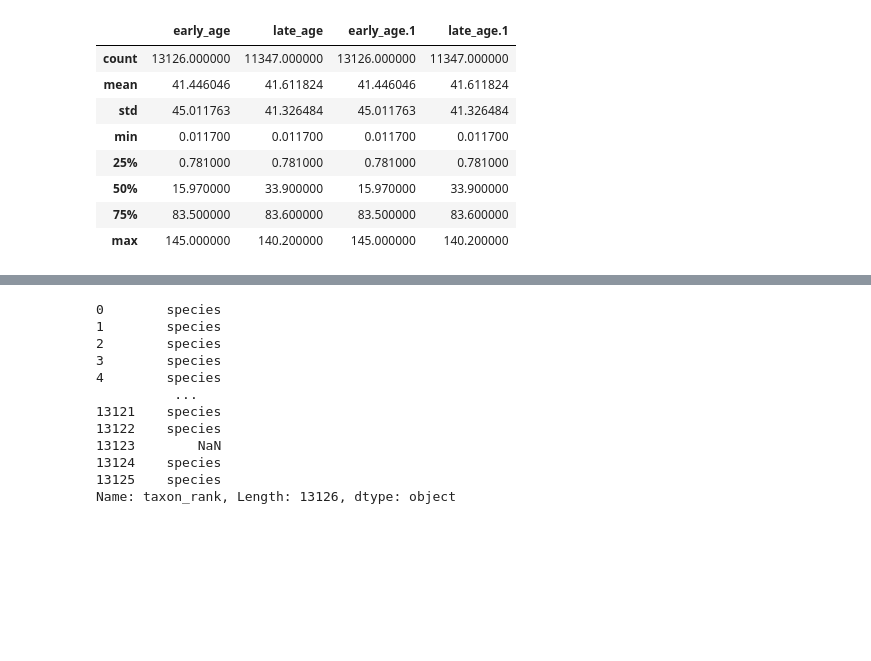
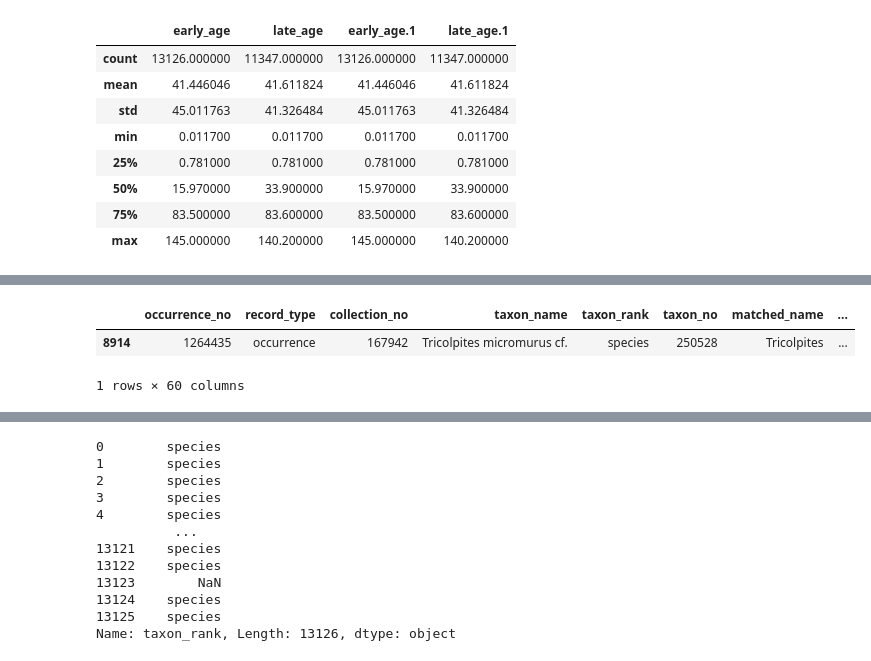
Before and after one commit to mftorres/Madagascar_repo, a Jupyter notebook: Fossil_data_breakdown_code_20220923.ipynb, the cells around one changed output, grey strips where cells are left out. Saved outputs shown, nothing was run; the diff lists cells and outputs as text; code cells hidden in the pictures; blank space fills up the shorter version.

```diff
--- a/Fossil_data_breakdown_code_20220923.ipynb
+++ b/Fossil_data_breakdown_code_20220923.ipynb
@@ -148,0 +244,6 @@ array(['Chordata', 'Spermatophyta', 'Ginkgophyta', 'Angiospermae',
+# %%
+df[ (df['taxon_name'].isin(singlecountry)) & (df['cc']=='MG')]['taxon_name','species_name','genus_name','genus','subgenus_name','cc']
+# %% [output]
+|  | occurrence_no | record_type | collection_no | taxon_name | taxon_rank | taxon_no | matched_name | ... |
+| 8914 | 1264435 | occurrence | 167942 | Tricolpites micromurus cf. | species | 250528 | Tricolpites | ... |
+1 rows × 60 columns
```
Also changed, not shown: parts of 14 cells of this notebook.
